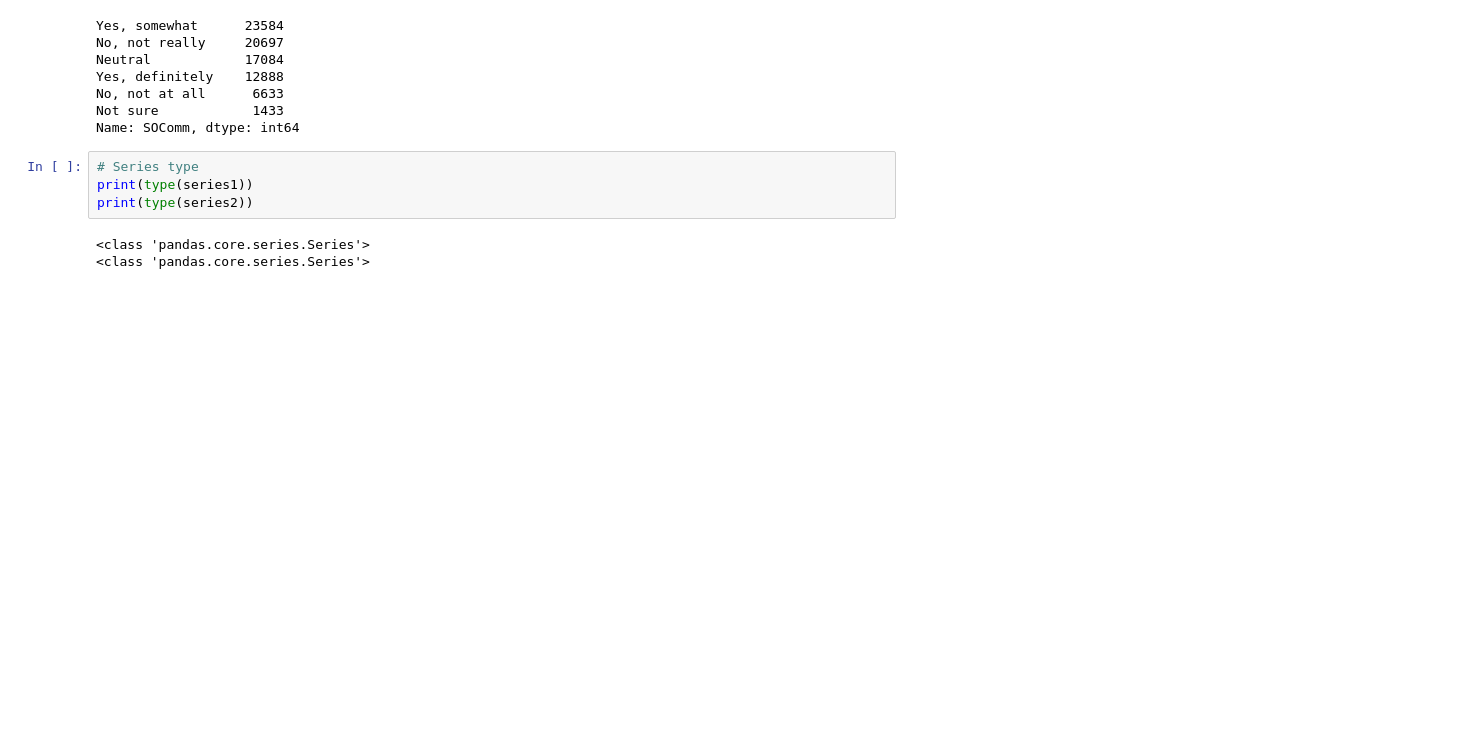
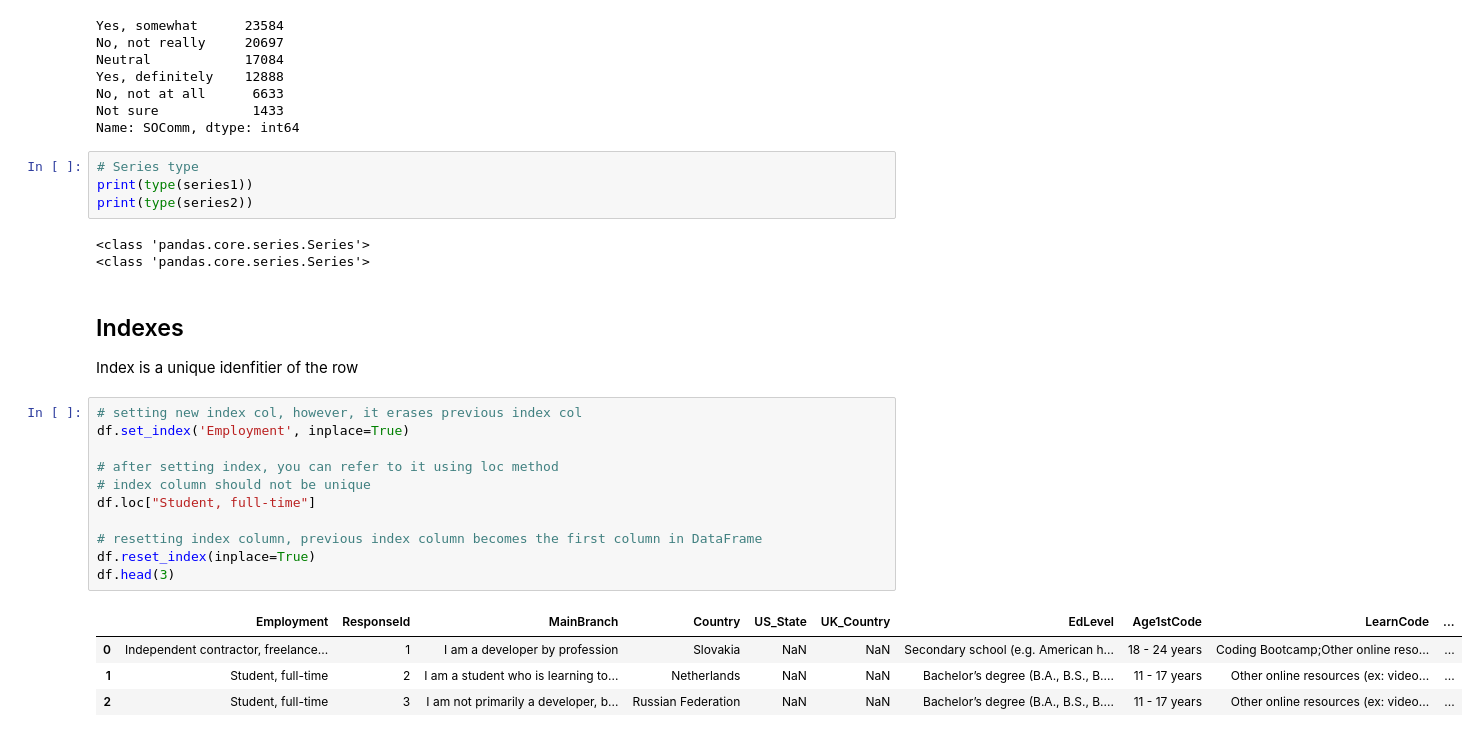
Before and after one commit to KekStroke/pandas-practice, a Jupyter notebook: Pandas Demo.ipynb, the cells around one changed output. Cells and saved outputs as stored; diff of their text form; blank space fills up the shorter version.

```diff
--- a/Pandas Demo.ipynb
+++ b/Pandas Demo.ipynb
@@ -98,3 +98,22 @@ print(type(series2))
 # %% [output]
 <class 'pandas.core.series.Series'>
 <class 'pandas.core.series.Series'>
+# %% [markdown]
+<h2>Indexes</h2>
+<p>Index is a unique idenfitier of the row</p>
+# %%
+# setting new index col, however, it erases previous index col
+df.set_index('Employment', inplace=True)
+
+# after setting index, you can refer to it using loc method
+# index column should not be unique
+df.loc["Student, full-time"]
+
+# resetting index column, previous index column becomes the first column in DataFrame
+df.reset_index(inplace=True)
+df.head(3)
+# %% [output]
+|  | Employment | ResponseId | MainBranch | Country | US_State | UK_Country | EdLevel | Age1stCode | LearnCode | ... |
+| 0 | Independent contractor, freelance... | 1 | I am a developer by profession | Slovakia | NaN | NaN | Secondary school (e.g. American h... | 18 - 24 years | Coding Bootcamp;Other online reso... | ... |
+| 1 | Student, full-time | 2 | I am a student who is learning to... | Netherlands | NaN | NaN | Bachelor’s degree (B.A., B.S., B.... | 11 - 17 years | Other online resources (ex: video... | ... |
+| 2 | Student, full-time | 3 | I am not primarily a developer, b... | Russian Federation | NaN | NaN | Bachelor’s degree (B.A., B.S., B.... | 11 - 17 years | Other online resources (ex: video... | ... |
```
Also changed, not shown: parts of 4 cells of this notebook.
